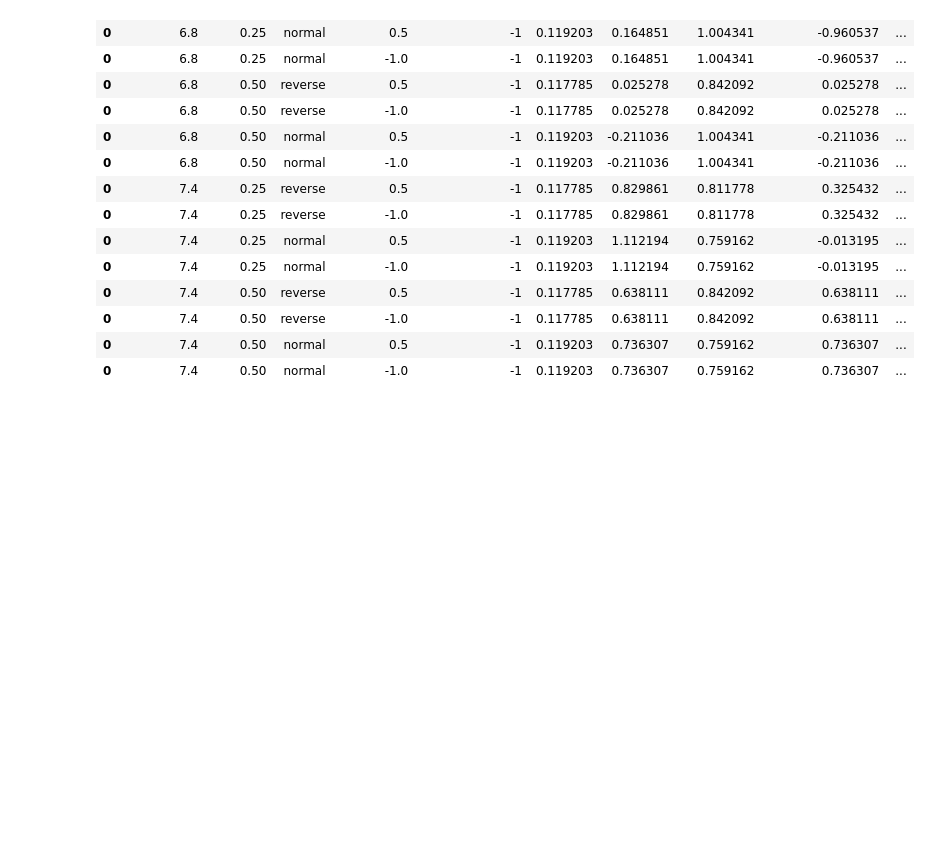
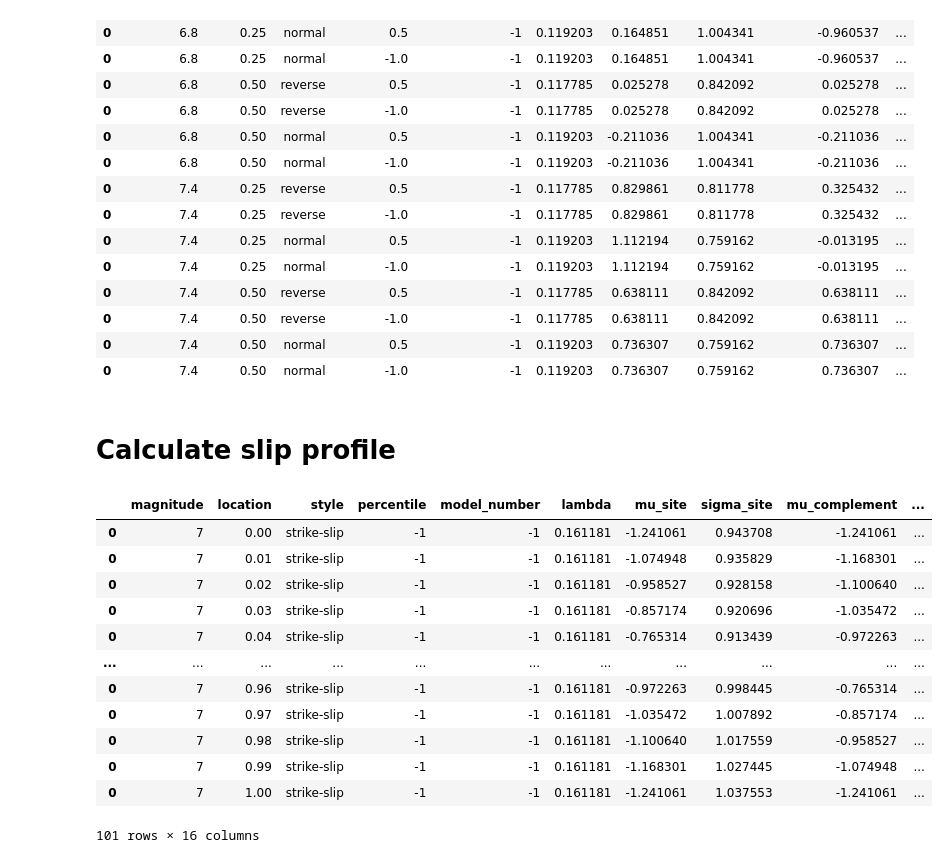
Before and after one commit to asarmy/kea23, a Jupyter notebook: examples/Run Displacement Model.ipynb, the cells around one changed output. Saved outputs shown, nothing was run; the diff lists cells and outputs as text; code cells hidden in the pictures; blank space fills up the shorter version.

```diff
--- a/examples/Run Displacement Model.ipynb
+++ b/examples/Run Displacement Model.ipynb
@@ -103,3 +120,49 @@ df
 | 0 | 7.4 | 0.50 | reverse | -1.0 | -1 | 0.117785 | 0.638111 | 0.842092 | 0.638111 | ... |
 | 0 | 7.4 | 0.50 | normal | 0.5 | -1 | 0.119203 | 0.736307 | 0.759162 | 0.736307 | ... |
 | 0 | 7.4 | 0.50 | normal | -1.0 | -1 | 0.119203 | 0.736307 | 0.759162 | 0.736307 | ... |
+# %% [markdown]
+# Calculate slip profile
+# %%
+# User-defined cases
+location = np.arange(0, 1.01, 0.01).tolist()
+magnitude = 7
+percentile = -1
+style = "strike-slip"
+
+# Define all scenarios
+if not isinstance(magnitude, list):
+    magnitude = [magnitude]
+if not isinstance(location, list):
+    location = [location]
+if not isinstance(percentile, list):
+    percentile = [percentile]
+if not isinstance(style, list):
+    style = [style]
+
+# Perform calculations
+scenarios = list(product(magnitude, location, style, percentile))
+df = pd.DataFrame()
+for scenario in scenarios:
+    results = run_displacement_model.run_model(
+        magnitude=scenario[0],
+        location=scenario[1],
+        style=scenario[2],
+        percentile=scenario[3],
+    )
+    df = pd.concat([df, results])
+
+df
+# %% [output]
+|  | magnitude | location | style | percentile | model_number | lambda | mu_site | sigma_site | mu_complement | ... |
+| 0 | 7 | 0.00 | strike-slip | -1 | -1 | 0.161181 | -1.241061 | 0.943708 | -1.241061 | ... |
+| 0 | 7 | 0.01 | strike-slip | -1 | -1 | 0.161181 | -1.074948 | 0.935829 | -1.168301 | ... |
+| 0 | 7 | 0.02 | strike-slip | -1 | -1 | 0.161181 | -0.958527 | 0.928158 | -1.100640 | ... |
+| 0 | 7 | 0.03 | strike-slip | -1 | -1 | 0.161181 | -0.857174 | 0.920696 | -1.035472 | ... |
+| 0 | 7 | 0.04 | strike-slip | -1 | -1 | 0.161181 | -0.765314 | 0.913439 | -0.972263 | ... |
+| ... | ... | ... | ... | ... | ... | ... | ... | ... | ... | ... |
+| 0 | 7 | 0.96 | strike-slip | -1 | -1 | 0.161181 | -0.972263 | 0.998445 | -0.765314 | ... |
+| 0 | 7 | 0.97 | strike-slip | -1 | -1 | 0.161181 | -1.035472 | 1.007892 | -0.857174 | ... |
+| 0 | 7 | 0.98 | strike-slip | -1 | -1 | 0.161181 | -1.100640 | 1.017559 | -0.958527 | ... |
+| 0 | 7 | 0.99 | strike-slip | -1 | -1 | 0.161181 | -1.168301 | 1.027445 | -1.074948 | ... |
+| 0 | 7 | 1.00 | strike-slip | -1 | -1 | 0.161181 | -1.241061 | 1.037553 | -1.241061 | ... |
+101 rows × 16 columns
```
Also changed, not shown: parts of 9 cells of this notebook, 3 other files.
